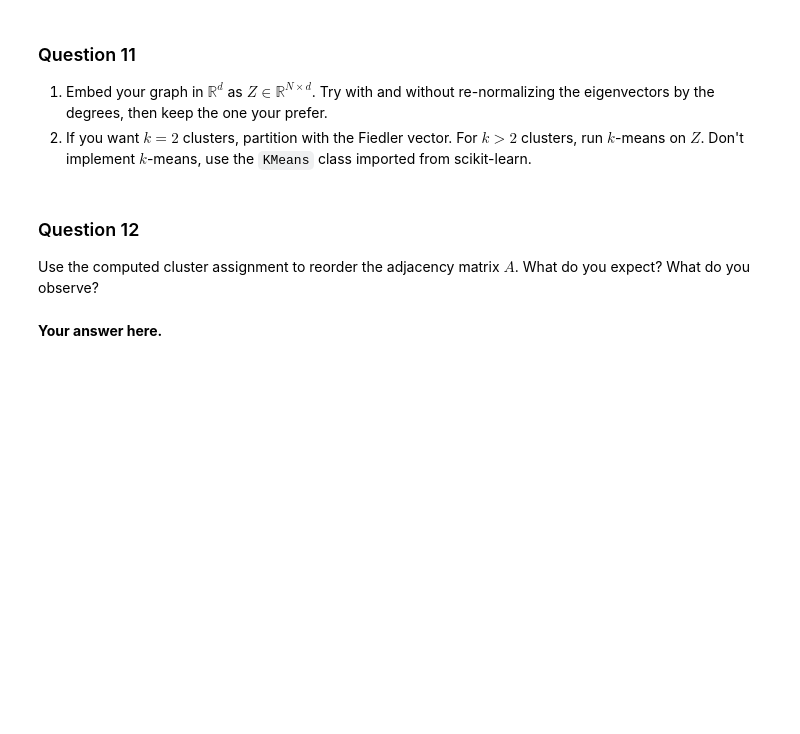
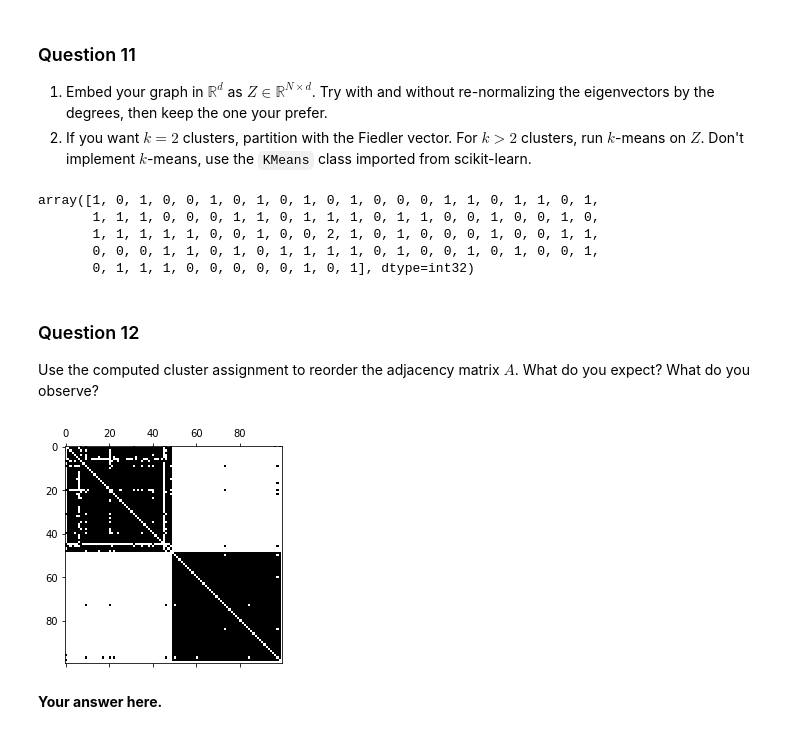
Before and after one commit to AgentAGadge/ntds_2018, a Jupyter notebook: milestones/3_spectral_graph_theory.ipynb, the cells around one changed output. Drawn from its saved outputs; the diff is of its cells as text; code cells hidden in the pictures; blank space fills up the shorter version.

```diff
--- a/milestones/3_spectral_graph_theory.ipynb
+++ b/milestones/3_spectral_graph_theory.ipynb
@@ -275,3 +303,18 @@ Choose $k$ and $d$. How did you get to those numbers?
+# %%
+d = 3
+k = 3
+eig_val, eig_vect = sparse.linalg.eigsh(laplacian_csr, k=d, which = 'SM')
+Y = eig_vect
+
+kmean = KMeans(n_clusters = k).fit(eig_vect)
+clusters = kmean.labels_
+clusters
+# %% [output]
+array([1, 0, 1, 0, 0, 1, 0, 1, 0, 1, 0, 1, 0, 0, 0, 1, 1, 0, 1, 1, 0, 1,
+       1, 1, 1, 0, 0, 0, 1, 1, 0, 1, 1, 1, 0, 1, 1, 0, 0, 1, 0, 0, 1, 0,
+       1, 1, 1, 1, 1, 0, 0, 1, 0, 0, 2, 1, 0, 1, 0, 0, 0, 1, 0, 0, 1, 1,
+       0, 0, 0, 1, 1, 0, 1, 0, 1, 1, 1, 1, 0, 1, 0, 0, 1, 0, 1, 0, 0, 1,
+       0, 1, 1, 1, 0, 0, 0, 0, 0, 1, 0, 1], dtype=int32)
 # %% [markdown]
 ### Question 12
 
@@ -282,3 +327,10 @@ What do you expect? What do you observe?
+# %%
+new_order = np.argsort(clusters)
+A1 = adjacency[:, new_order][new_order]
+plt.spy(A1)
+plt.show()
+# %% [output]
+[figure, added]
 # %% [markdown]
 **Your answer here.**
 # %% [markdown]
```
Also changed, not shown: parts of 18 cells of this notebook.
